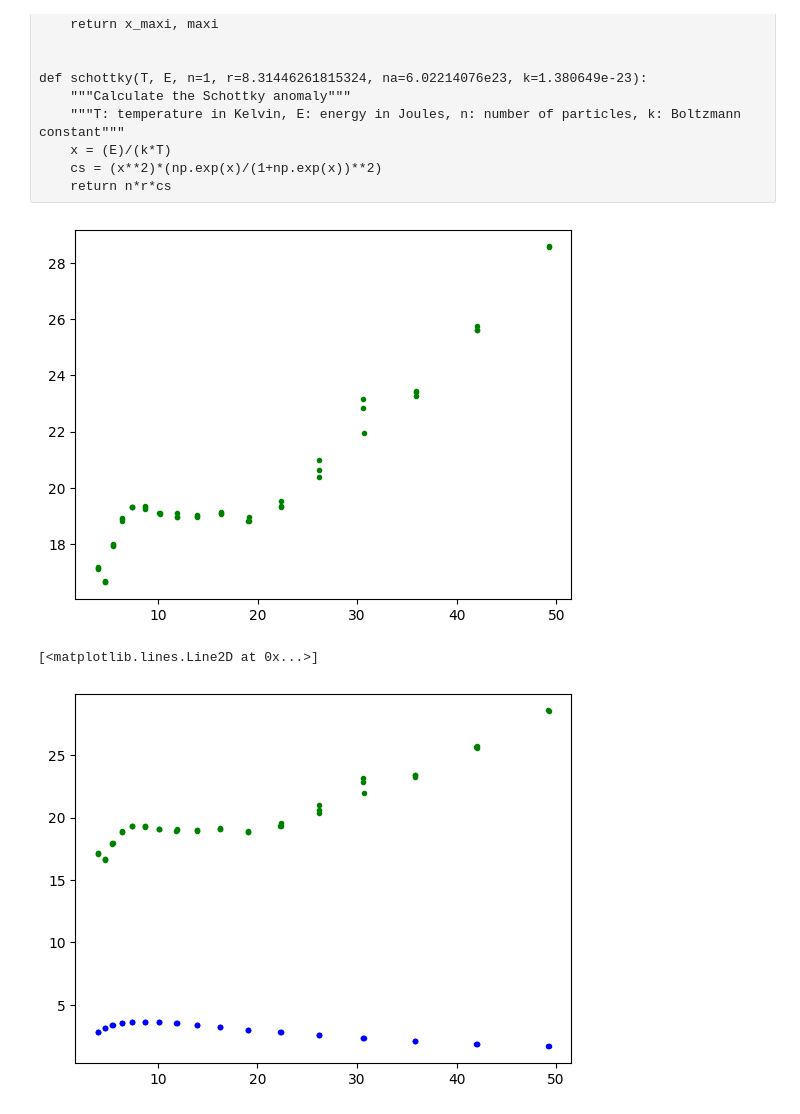
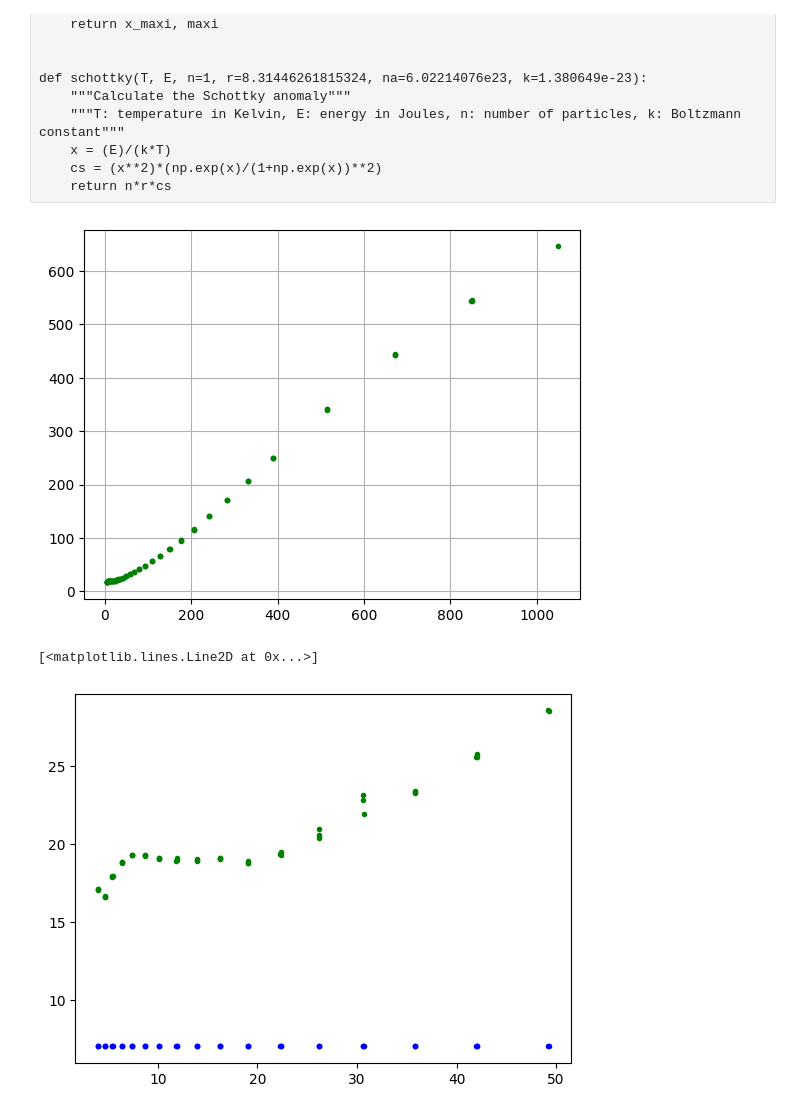
Before and after one commit to Gamal-on/YBCO, a Jupyter notebook: schottky_subs_analysis.ipynb, the cells around one changed output. Cells and saved outputs as stored; diff of their text form; code cells hidden in the pictures.

```diff
--- a/schottky_subs_analysis.ipynb
+++ b/schottky_subs_analysis.ipynb
@@ -35,19 +37,20 @@ def schottky(T, E, n=1, r=8.31446261815324, na=6.02214076e23, k=1.380649e-23):
     return n*r*cs
 # %%
 plt.figure()
-plt.plot(squared_temperature[0:50], C_div_T[0:50], ".g")
+plt.plot(squared_temperature[0:100], C_div_T[0:100], ".g")
+plt.grid(True)
 plt.show()
 # %% [output]
-[figure, old version]
+[figure, new version]
 # %%
 E = 2.4*k*np.sqrt(sch.max_schottky(squared_temperature, C_div_T, 0, 16)[0])
 
 plt.figure()
 plt.plot(squared_temperature[0:50], C_div_T[0:50], ".g")
-plt.plot(squared_temperature[0:50], sch.schottky(temperature[0:50], E), ".b")
+plt.plot(squared_temperature[0:50], sch.schottky(temperature[0:50]/temperature[0:50], E, n=2e-2), ".b")
 # %% [output]
 [<matplotlib.lines.Line2D at 0x...>]
-[figure, old version]
+[figure, new version]
 # %%
 # Soustraction de HC par schottky
 
```
Also changed, not shown: parts of 4 cells of this notebook.
